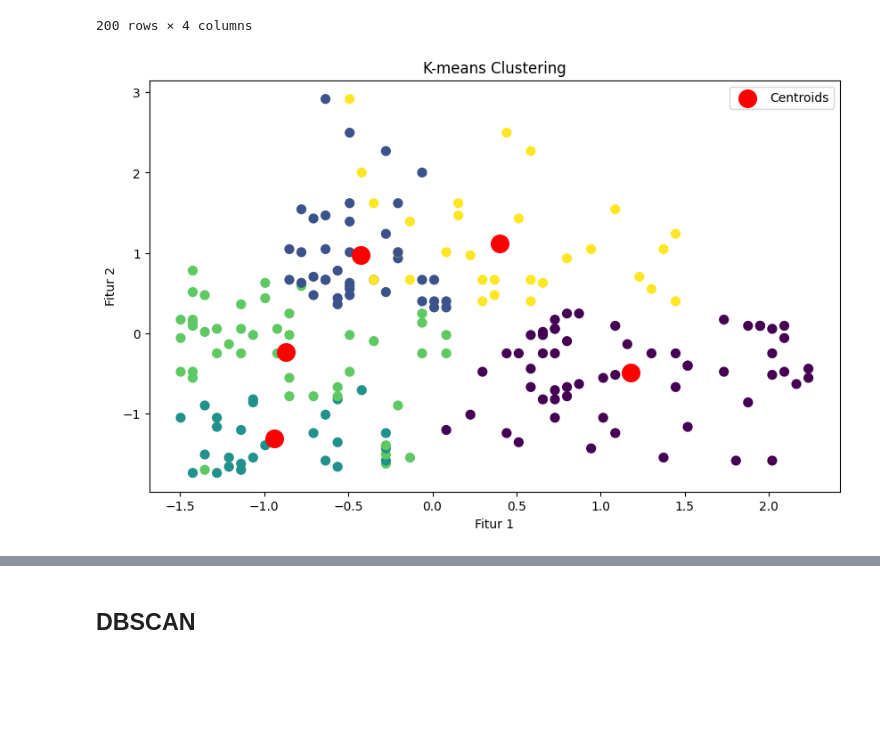
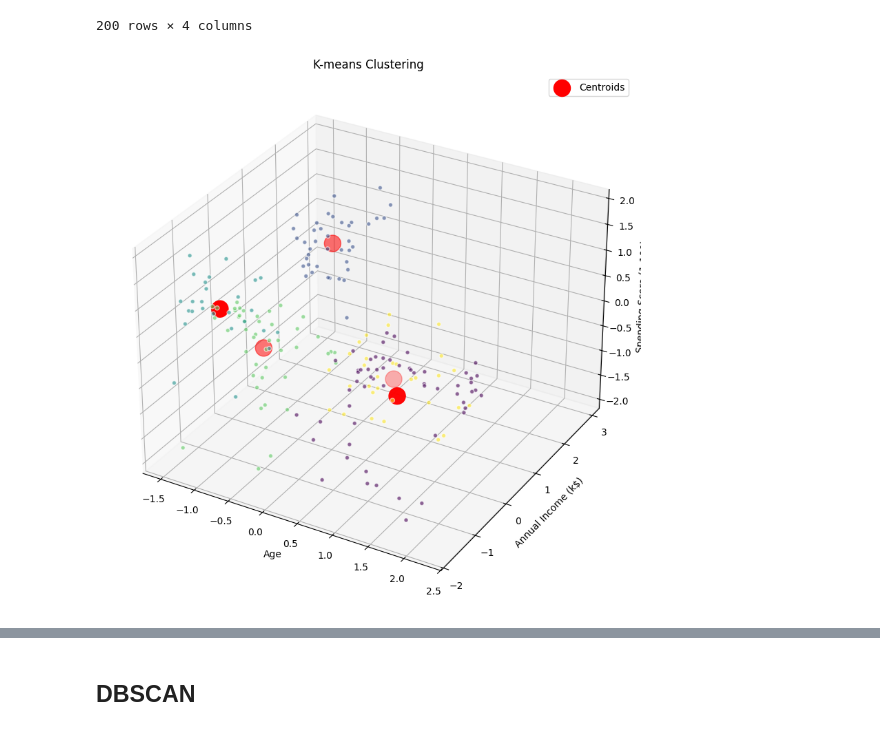
Before and after one commit to AlthariqFairuz/Seleksi-GAIB-Bagian-2-3, a Jupyter notebook: src/doe2.ipynb, the cells around one changed output, grey strips where cells are left out. Drawn from its saved outputs; the diff is of its cells as text; code cells hidden in the pictures; blank space fills up the shorter version.

Commit message:
feat: add visualization for kmeans clustering

```diff
--- a/src/doe2.ipynb
+++ b/src/doe2.ipynb
@@ -139,22 +140,26 @@ df_scaled
 # %%
 import matplotlib.pyplot as plt
 
 # Plot hasil clustering
-plt.figure(figsize=(10, 6))
+fig= plt.figure(figsize=(10, 10))
+
+ax= fig.add_subplot(111, projection='3d')
 
 # Plot data with the first two features and cluster as their color
-plt.scatter(df_scaled.iloc[:, 0], df_scaled.iloc[:, 1], c=df_scaled['cluster'], cmap='viridis', s=50)
+ax.scatter(df_scaled['Age'], df_scaled['Annual Income (k$)'], df_scaled['Spending Score (1-100)'], c=df_scaled['cluster'], alpha=0.6, edgecolors='w')
 
 # Plot centroid
-plt.scatter(kmeans.cluster_centers_[:, 0], kmeans.cluster_centers_[:, 1], s=200, c='red', label='Centroids')
+ax.scatter(kmeans.cluster_centers_[:, 0], kmeans.cluster_centers_[:, 1], kmeans.cluster_centers_[:, 2], s=300, c='red', label='Centroids')
 
 # Add legend
 plt.title("K-means Clustering")
-plt.xlabel("Fitur 1")
-plt.ylabel("Fitur 2")
+ax.set_xlabel("Age")
+ax.set_ylabel("Annual Income (k$)")
+ax.set_zlabel("Spending Score (1-100)")
+
 plt.legend()
 
 # Show plot
 plt.show()
 # %% [output]
-[figure, old version]
+[figure, new version]
```
Also changed, not shown: parts of 11 cells of this notebook, 1 other file.
